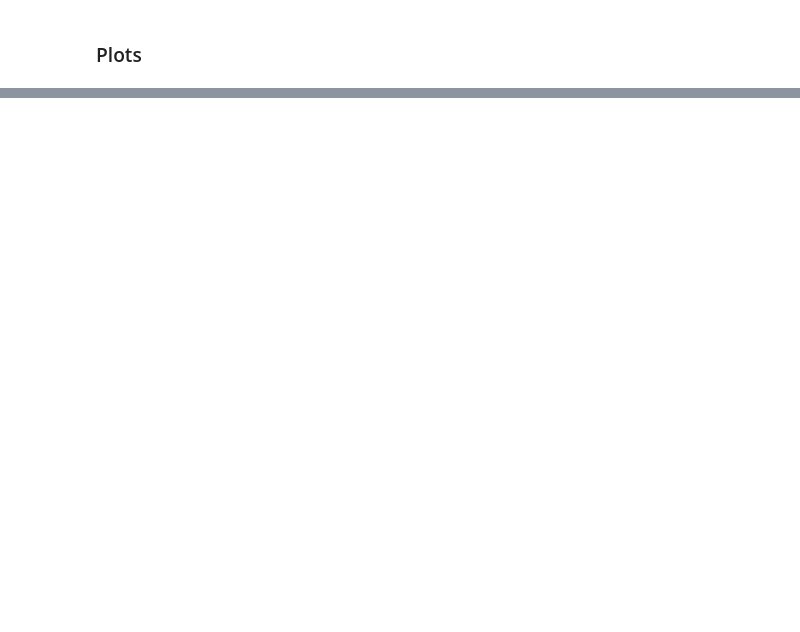
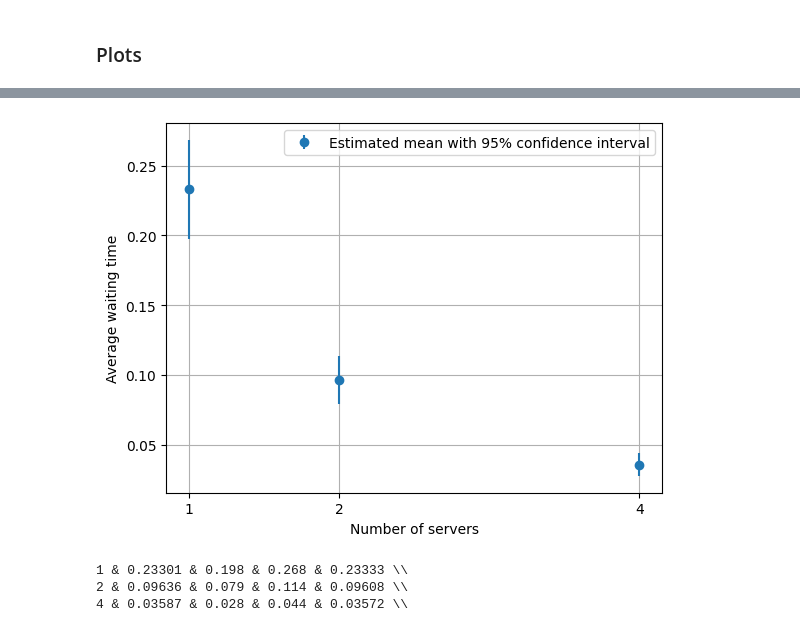
Before and after one commit to RSlanjouw/Stochastic-Simulation-2, a Jupyter notebook: DES_sim.ipynb, the cells around one changed output, grey strips where cells are left out. Drawn from its saved outputs; the diff is of its cells as text; code cells hidden in the pictures; blank space fills up the shorter version.

```diff
--- a/DES_sim.ipynb
+++ b/DES_sim.ipynb
@@ -203,18 +283,0 @@ Finished for n =  4
-# %%
-results =[]
-means = []
-stds = []
-for n in servers:
-    lambd = (n * mu * rho)
-    for i in range(10):
-        result = DES_queue(number_of_customers, lambd, mu, n)
-        results.append(result[1])
-        if i % 100 == 0:
-            print("Finished round ", i)
-    mean = np.mean(results)
-    std = np.std(results)
-    means.append(mean)
-    stds.append(std)
-    print("Finished for n = ", n)
-
-print(stds)
@@ -270,0 +284,30 @@ print(np.array(flat_list2)/np.array(flat_list))
+# %%
+# save the means for p  and save stds for p and n and mu
+np.save("means_p07_mu10_10000cust_1000times.npy", means)
+np.save("stds_p07_mu10_10000cust_1000times.npy", stds)
+
+# load them
+means1 = np.load("means_p07_mu10_10000cust_1000times.npy")
+stds1 = np.load("stds_p07_mu10_10000cust_1000times.npy")
+
+convi = 1.96
+# plot the mean waiting time for different number of servers with a confidence interval
+plt.errorbar(servers, means1, yerr=1.96*stds1, fmt='o', label="Estimated mean with 95% confidence interval")
+plt.xlabel("Number of servers")
+plt.ylabel("Average waiting time")
+plt.grid()
+plt.legend()
+# only make the xticks the servers
+plt.xticks(servers)
+plt.show()
+
+
+# make latex table with range min, max 95 confidence intervals and average waiting times
+convi = 1.96
+for i in range(len(servers)):
+    print(f"{servers[i]} & {means1[i]:.5f} & {means1[i] - convi*stds1[i]:.3f} & {means1[i] + convi*stds1[i]:.3f} & {calculate_expected_waiting_time(servers[i], 0.7, 10):.5f} \\\\")
+# %% [output]
+[figure, added]
+1 & 0.23301 & 0.198 & 0.268 & 0.23333 \\
+2 & 0.09636 & 0.079 & 0.114 & 0.09608 \\
+4 & 0.03587 & 0.028 & 0.044 & 0.03572 \\
```
Also changed, not shown: parts of 12 cells of this notebook.
